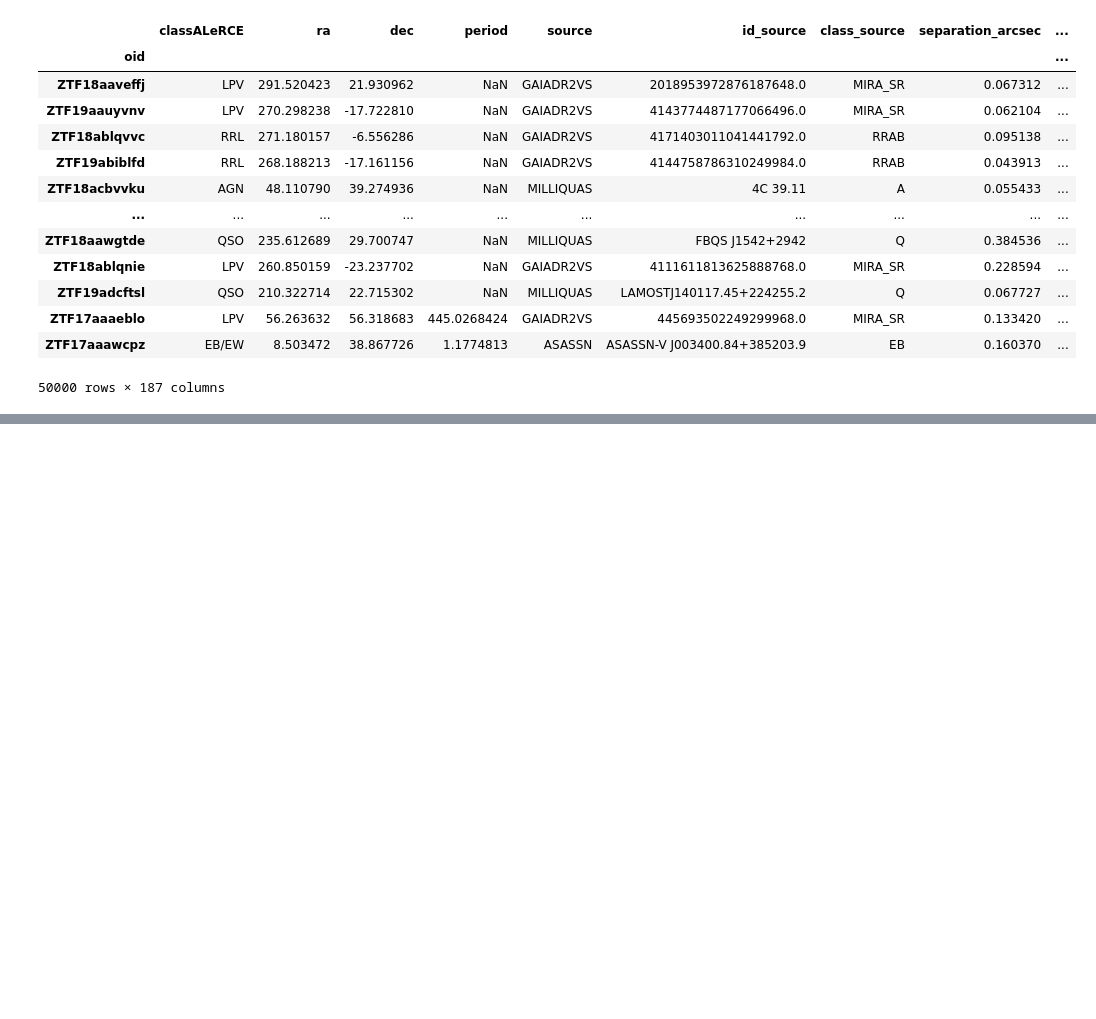
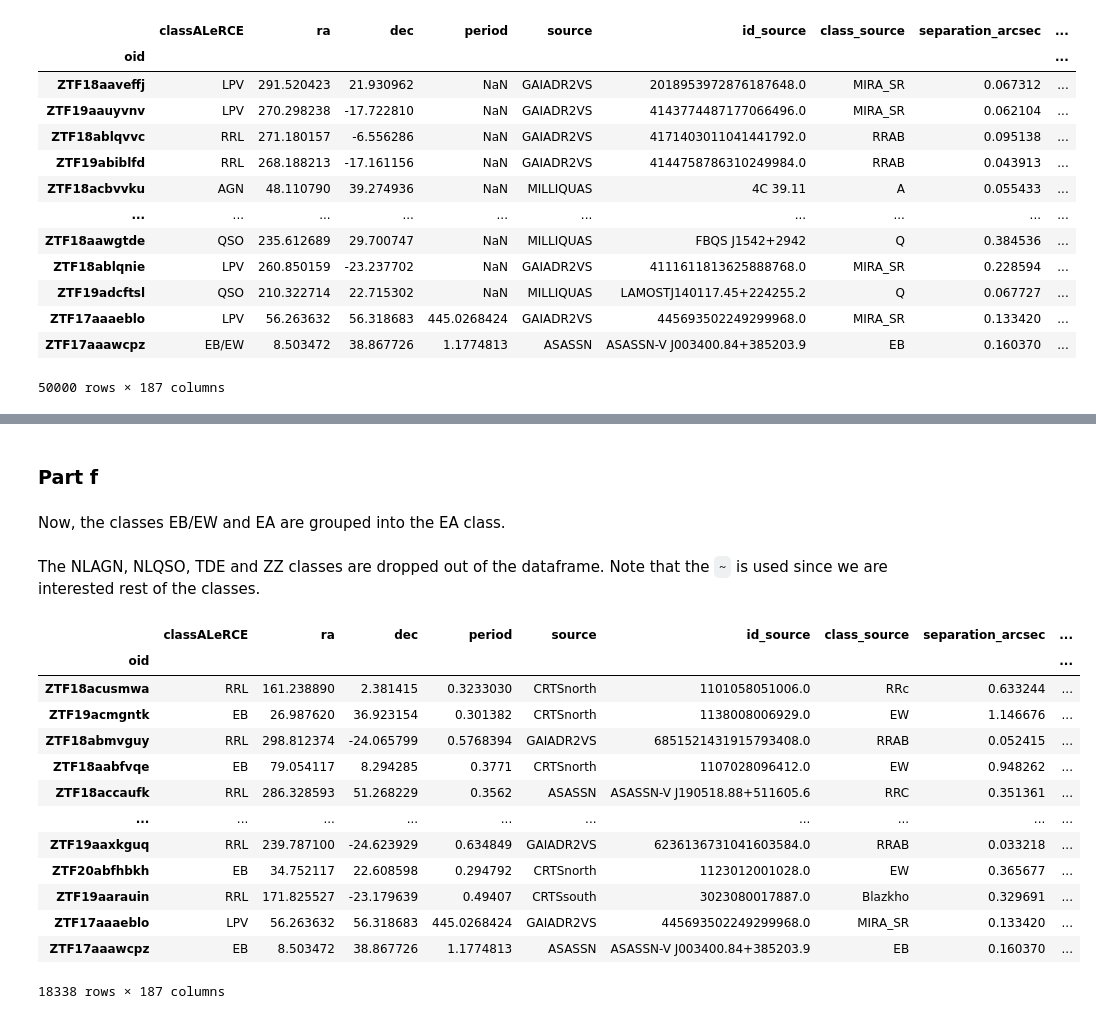
Before and after one commit to vPedreros/Astroinformatics-Homeworks, a Jupyter notebook: Homework-2/H2_vPedreros.ipynb, the cells around one changed output, grey strips where cells are left out. Drawn from its saved outputs; the diff is of its cells as text; code cells hidden in the pictures; blank space fills up the shorter version.

Commit message:
Partse e and f of first problem are done. Small changes in part d

```diff
--- a/Homework-2/H2_vPedreros.ipynb
+++ b/Homework-2/H2_vPedreros.ipynb
@@ -190,0 +204,25 @@ display(new_df)
+# %% [markdown]
+### Part f
+# %% [markdown]
+Now, the classes EB/EW and EA are grouped into the EA class.
+# %%
+new_df = new_df.replace(['EB/EW', 'EA'], 'EB')
+# %% [markdown]
+The NLAGN, NLQSO, TDE and ZZ classes are dropped out of the dataframe. Note that the `~` is used since we are interested rest of the classes.
+# %%
+ new_df.loc[~new_df.classALeRCE.isin(['NLAGN', 'NLQSO', 'TDE', 'ZZ'])]
+# %% [output]
+|  | classALeRCE | ra | dec | period | source | id_source | class_source | separation_arcsec | ... |
+| oid |  |  |  |  |  |  |  |  | ... |
+| ZTF18acusmwa | RRL | 161.238890 | 2.381415 | 0.3233030 | CRTSnorth | 1101058051006.0 | RRc | 0.633244 | ... |
+| ZTF19acmgntk | EB | 26.987620 | 36.923154 | 0.301382 | CRTSnorth | 1138008006929.0 | EW | 1.146676 | ... |
+| ZTF18abmvguy | RRL | 298.812374 | -24.065799 | 0.5768394 | GAIADR2VS | 6851521431915793408.0 | RRAB | 0.052415 | ... |
+| ZTF18aabfvqe | EB | 79.054117 | 8.294285 | 0.3771 | CRTSnorth | 1107028096412.0 | EW | 0.948262 | ... |
+| ZTF18accaufk | RRL | 286.328593 | 51.268229 | 0.3562 | ASASSN | ASASSN-V J190518.88+511605.6 | RRC | 0.351361 | ... |
+| ... | ... | ... | ... | ... | ... | ... | ... | ... | ... |
+| ZTF19aaxkguq | RRL | 239.787100 | -24.623929 | 0.634849 | GAIADR2VS | 6236136731041603584.0 | RRAB | 0.033218 | ... |
+| ZTF20abfhbkh | EB | 34.752117 | 22.608598 | 0.294792 | CRTSnorth | 1123012001028.0 | EW | 0.365677 | ... |
+| ZTF19aarauin | RRL | 171.825527 | -23.179639 | 0.49407 | CRTSsouth | 3023080017887.0 | Blazkho | 0.329691 | ... |
+| ZTF17aaaeblo | LPV | 56.263632 | 56.318683 | 445.0268424 | GAIADR2VS | 445693502249299968.0 | MIRA_SR | 0.133420 | ... |
+| ZTF17aaawcpz | EB | 8.503472 | 38.867726 | 1.1774813 | ASASSN | ASASSN-V J003400.84+385203.9 | EB | 0.160370 | ... |
+18338 rows × 187 columns
```
Also changed, not shown: parts of 9 cells of this notebook.
